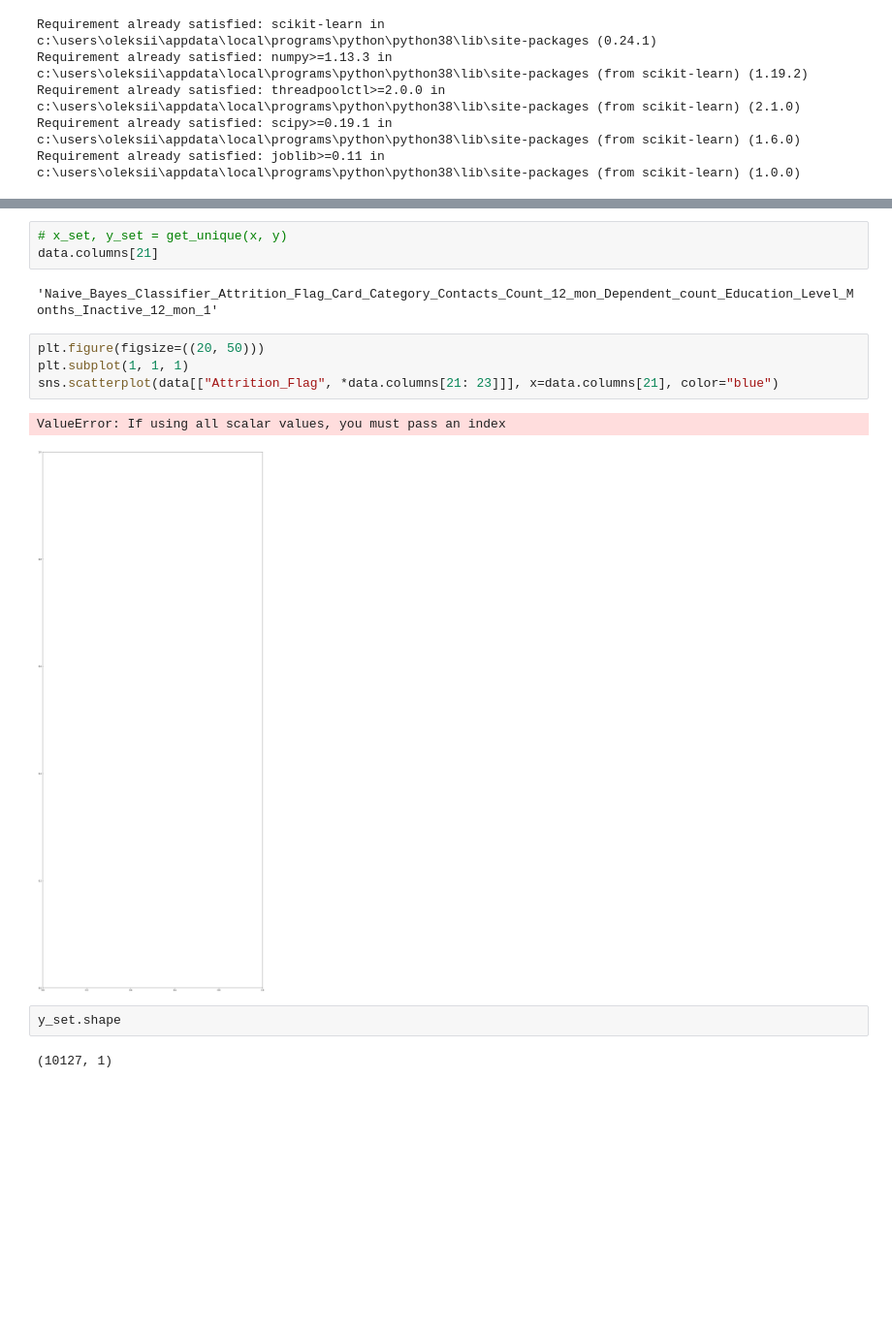
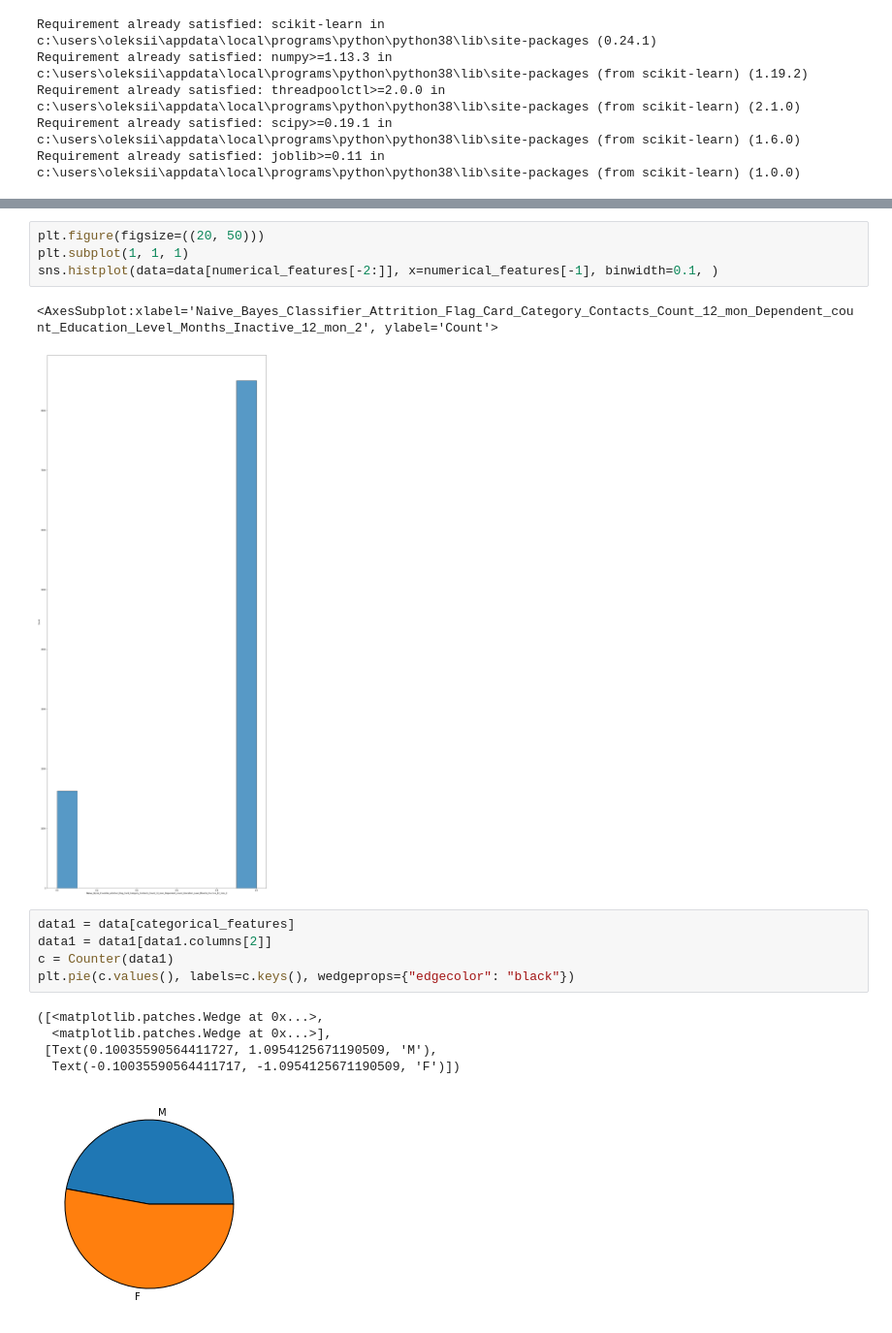
Before and after one commit to rnd4u-org/2021-knu-churn, a Jupyter notebook: classification_test-programs.ipynb, the cells around one changed output, grey strips where cells are left out. Shown at 97% size. Drawn from its saved outputs; the diff is of its cells as text; blank space fills up the shorter version.

```diff
--- a/classification_test-programs.ipynb
+++ b/classification_test-programs.ipynb
@@ -222,16 +273,18 @@ array(['High School', 'Graduate', 'Uneducated', 'Unknown', 'College',
-# %%
-# x_set, y_set = get_unique(x, y)
-data.columns[21]
-# %% [output]
-'Naive_Bayes_Classifier_Attrition_Flag_Card_Category_Contacts_Count_12_mon_Dependent_count_Education_Level_Months_Inactive_12_mon_1'
 # %%
 plt.figure(figsize=((20, 50)))
 plt.subplot(1, 1, 1)
-sns.scatterplot(data[["Attrition_Flag", *data.columns[21: 23]]], x=data.columns[21], color="blue")
+sns.histplot(data=data[numerical_features[-2:]], x=numerical_features[-1], binwidth=0.1, )
 # %% [output]
-ValueError: If using all scalar values, you must pass an index
+<AxesSubplot:xlabel='Naive_Bayes_Classifier_Attrition_Flag_Card_Category_Contacts_Count_12_mon_Dependent_count_Education_Level_Months_Inactive_12_mon_2', ylabel='Count'>
-[figure, old version]
+[figure, new version]
-# %%
-y_set.shape
-# %% [output]
-(10127, 1)
+# %%
+data1 = data[categorical_features]
+data1 = data1[data1.columns[2]]
+c = Counter(data1)
+plt.pie(c.values(), labels=c.keys(), wedgeprops={"edgecolor": "black"})
+# %% [output]
+([<matplotlib.patches.Wedge at 0x...>,
+  <matplotlib.patches.Wedge at 0x...>],
+ [Text(0.10035590564411727, 1.0954125671190509, 'M'),
+  Text(-0.10035590564411717, -1.0954125671190509, 'F')])
+[figure, added]
```
Also changed, not shown: parts of 17 cells of this notebook, 2 other files.
